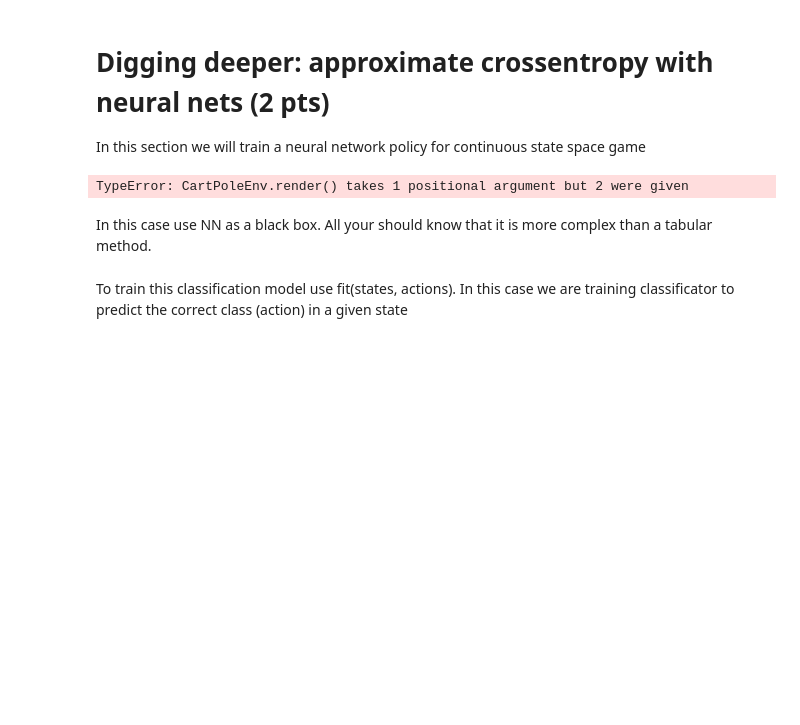
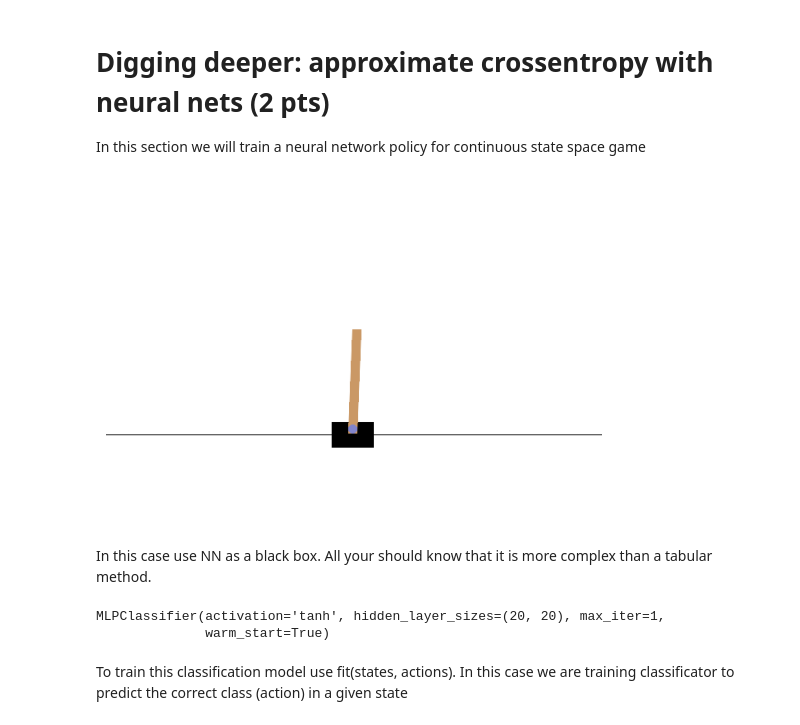
Before and after one commit to MaxKholodov1/AESC_ML_11, a Jupyter notebook: Task3/crossentropy_method_practice_easy.ipynb, the cells around one changed output. Saved outputs shown, nothing was run; the diff lists cells and outputs as text; code cells hidden in the pictures; blank space fills up the shorter version.

```diff
--- a/Task3/crossentropy_method_practice_easy.ipynb
+++ b/Task3/crossentropy_method_practice_easy.ipynb
@@ -431,19 +453,19 @@ print(mx)
 # Digging deeper: approximate crossentropy with neural nets (2 pts)
 
 In this section we will train a neural network policy for continuous state space game
-# %%
-import gym
-import numpy as np, pandas as pd
-import matplotlib.pyplot as plt
-%matplotlib inline
-env = gym.make("CartPole-v0").env  #if you see "<classname> has no attribute .env", remove .env or update gym
-
-env.reset()
-n_actions = env.action_space.n
-
-plt.imshow(env.render("rgb_array"))
-# %% [output]
-TypeError: CartPoleEnv.render() takes 1 positional argument but 2 were given
+# %%
+import gymnasium as gym
+import matplotlib.pyplot as plt
+
+env = gym.make("CartPole-v1", render_mode="rgb_array")
+obs, _ = env.reset()
+
+frame = env.render()
+plt.imshow(frame)
+plt.axis('off')
+plt.show()
+# %% [output]
+[figure, added]
 # %% [markdown]
 In this case use NN as a black box. All your should know that it is more complex than a tabular method.
 # %%
@@ -455,5 +477,10 @@ agent = MLPClassifier(hidden_layer_sizes=(20,20),
                       max_iter=1 #make only 1 iteration on each .fit(...)
                      )
 #initialize agent to the dimension of state an amount of actions
-agent.fit([env.reset()]*n_actions,range(n_actions));
+X_init = np.tile(obs, (n_actions, 1))
+y_init = np.arange(n_actions)
+agent.partial_fit(X_init, y_init, classes=np.arange(n_actions))
+# %% [output]
+MLPClassifier(activation='tanh', hidden_layer_sizes=(20, 20), max_iter=1,
+              warm_start=True)
 # %%
```
Also changed, not shown: parts of 11 cells of this notebook, 1 other file.
